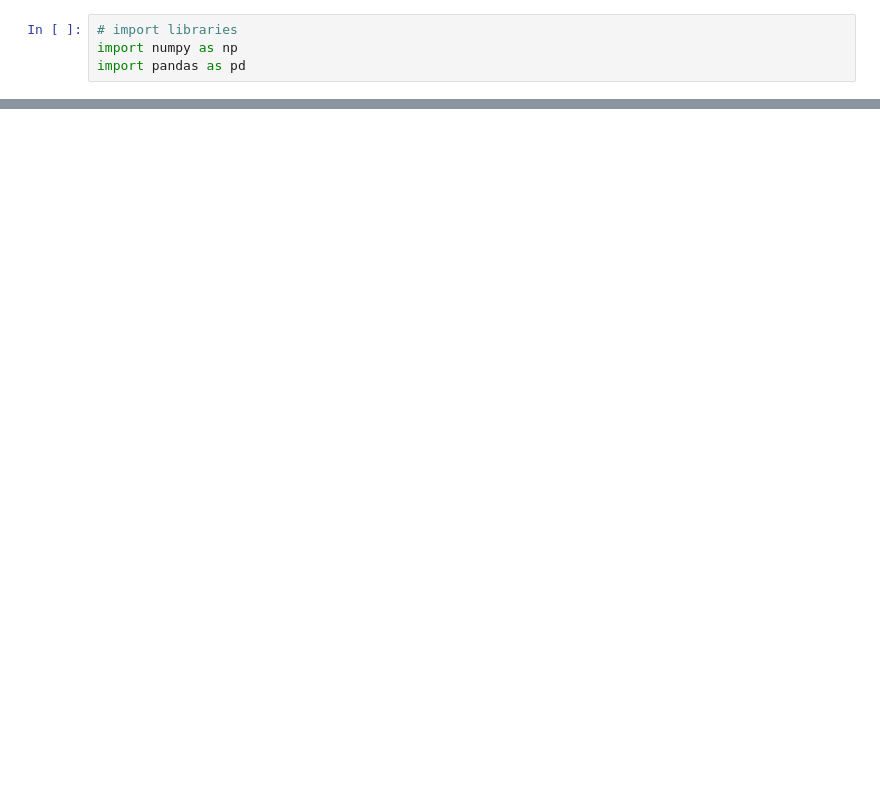
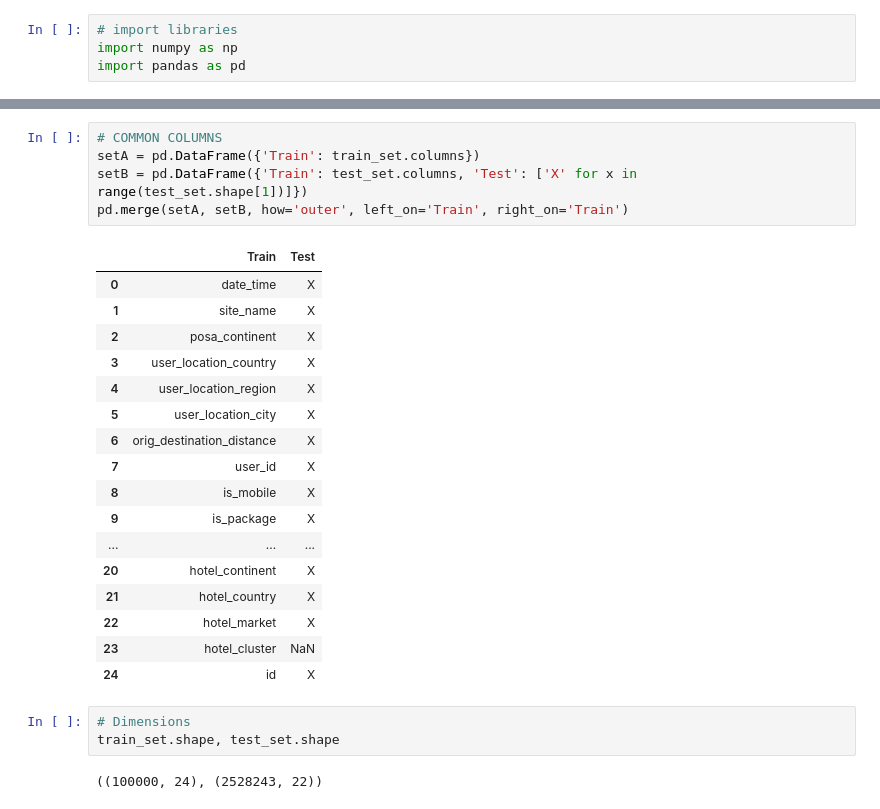
Before and after one commit to MateuszKonopelski/Kaggle, a Jupyter notebook: Project2_Expedia/Expedia_code.ipynb, the cells around one changed output, grey strips where cells are left out. Saved outputs shown, nothing was run; the diff lists cells and outputs as text; blank space fills up the shorter version.

```diff
--- a/Project2_Expedia/Expedia_code.ipynb
+++ b/Project2_Expedia/Expedia_code.ipynb
@@ -25,0 +62,28 @@ file.readline()
+# %%
+# COMMON COLUMNS
+setA = pd.DataFrame({'Train': train_set.columns})
+setB = pd.DataFrame({'Train': test_set.columns, 'Test': ['X' for x in range(test_set.shape[1])]})
+pd.merge(setA, setB, how='outer', left_on='Train', right_on='Train')
+# %% [output]
+|  | Train | Test |
+| 0 | date_time | X |
+| 1 | site_name | X |
+| 2 | posa_continent | X |
+| 3 | user_location_country | X |
+| 4 | user_location_region | X |
+| 5 | user_location_city | X |
+| 6 | orig_destination_distance | X |
+| 7 | user_id | X |
+| 8 | is_mobile | X |
+| 9 | is_package | X |
+| ... | ... | ... |
+| 20 | hotel_continent | X |
+| 21 | hotel_country | X |
+| 22 | hotel_market | X |
+| 23 | hotel_cluster | NaN |
+| 24 | id | X |
+# %%
+# Dimensions
+train_set.shape, test_set.shape
+# %% [output]
+((100000, 24), (2528243, 22))
```
Also changed, not shown: parts of 13 cells of this notebook.
